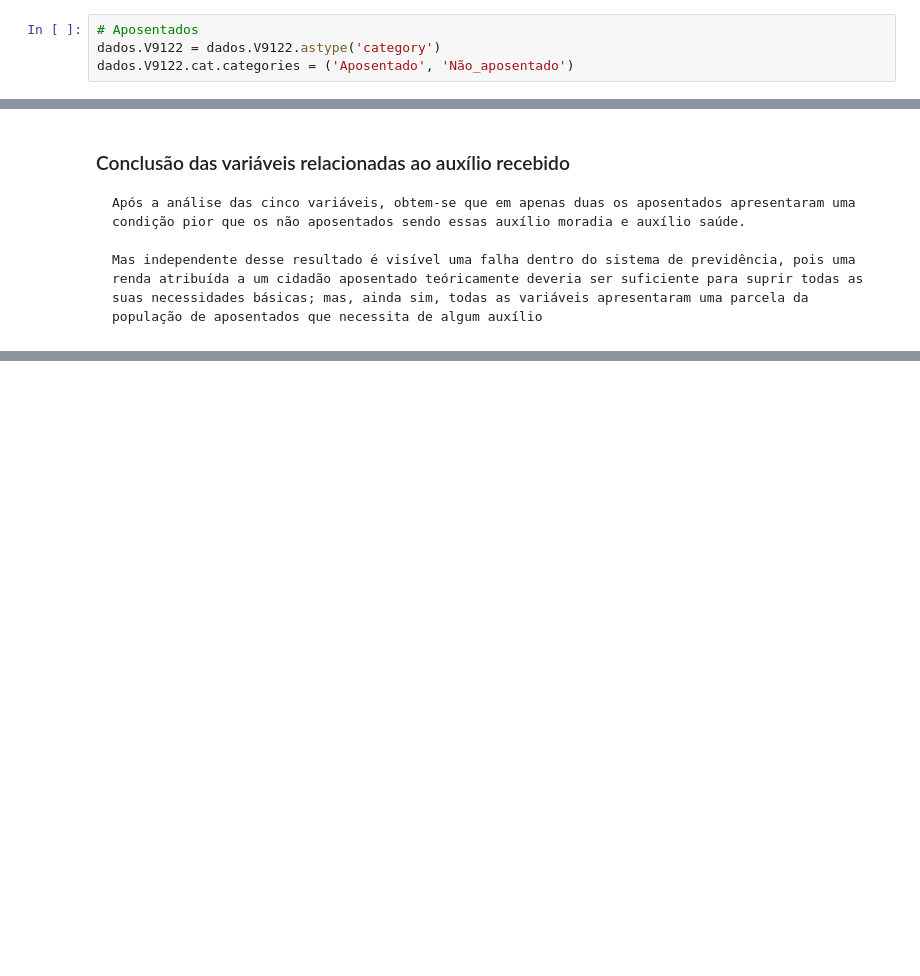
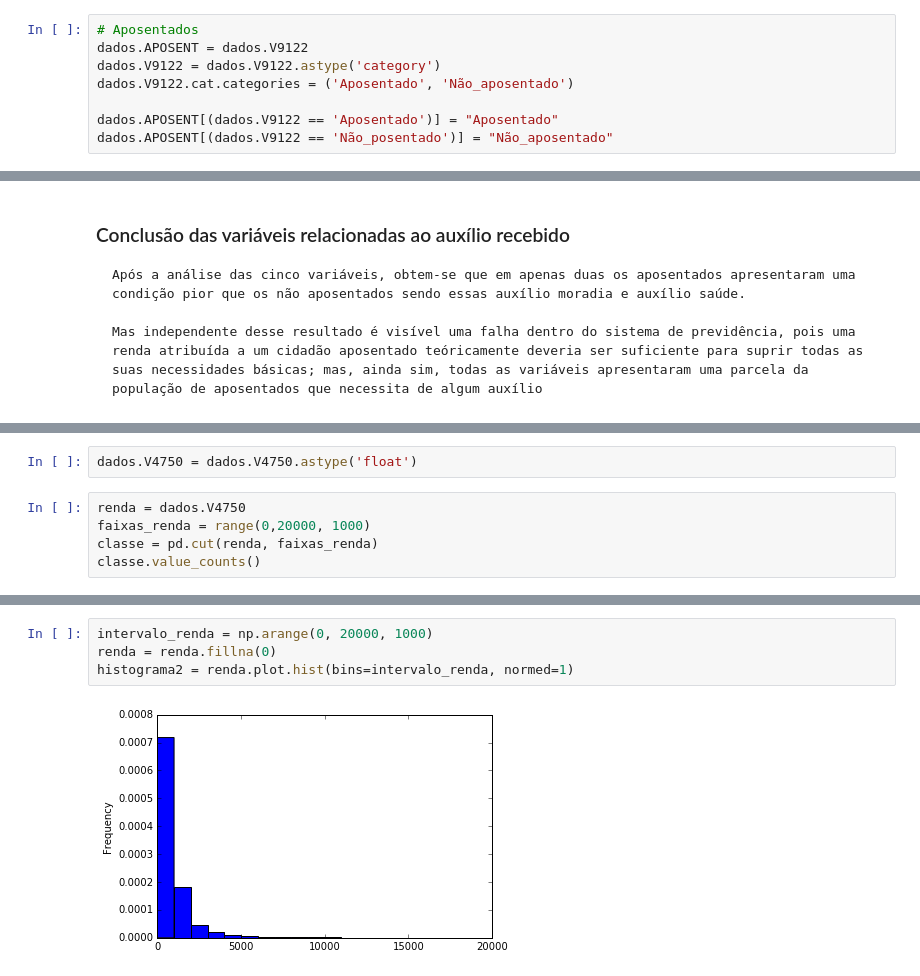
Before and after one commit to carletti/CD, a Jupyter notebook: Projeto1/Projeto1_final.ipynb, the cells around one changed output, grey strips where cells are left out. Cells and saved outputs as stored; diff of their text form; blank space fills up the shorter version.

Commit message:
Variável renda per capita finalmente funcionando

```diff
--- a/Projeto1/Projeto1_final.ipynb
+++ b/Projeto1/Projeto1_final.ipynb
@@ -70,8 +65,12 @@ dados.UF.cat.categories = ('RO','AC','AM','RR','PA','AP','TO','MA','PI','CE','RN
 dados.V8005 = dados.V8005.astype('float')
 # %%
 # Aposentados
+dados.APOSENT = dados.V9122
 dados.V9122 = dados.V9122.astype('category')
 dados.V9122.cat.categories = ('Aposentado', 'Não_aposentado')
+
+dados.APOSENT[(dados.V9122 == 'Aposentado')] = "Aposentado"
+dados.APOSENT[(dados.V9122 == 'Não_posentado')] = "Não_aposentado"
 # %% [markdown]
 ## Tratamento de dados em relção ao auxílio recebido
 # %% [markdown]
@@ -234,0 +236,7 @@ tcas.Não_aposentado.plot.pie(title= 'Porcentagem dos não aposentados que receb
+# %%
+dados.V4750 = dados.V4750.astype('float')
+# %%
+renda = dados.V4750
+faixas_renda = range(0,20000, 1000)
+classe = pd.cut(renda, faixas_renda)
+classe.value_counts()
@@ -234,0 +264,6 @@ tcas.Não_aposentado.plot.pie(title= 'Porcentagem dos não aposentados que receb
+# %%
+intervalo_renda = np.arange(0, 20000, 1000)
+renda = renda.fillna(0)
+histograma2 = renda.plot.hist(bins=intervalo_renda, normed=1)
+# %% [output]
+[figure, added]
```
Also changed, not shown: parts of 15 cells of this notebook, 1 other file.
